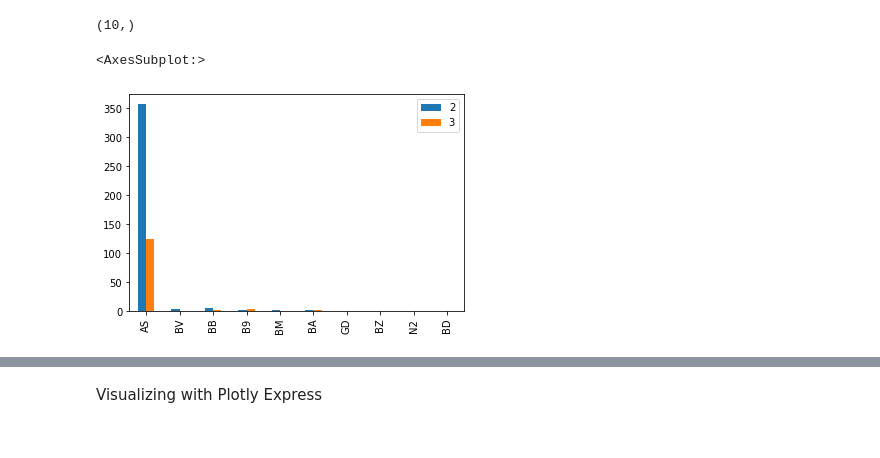
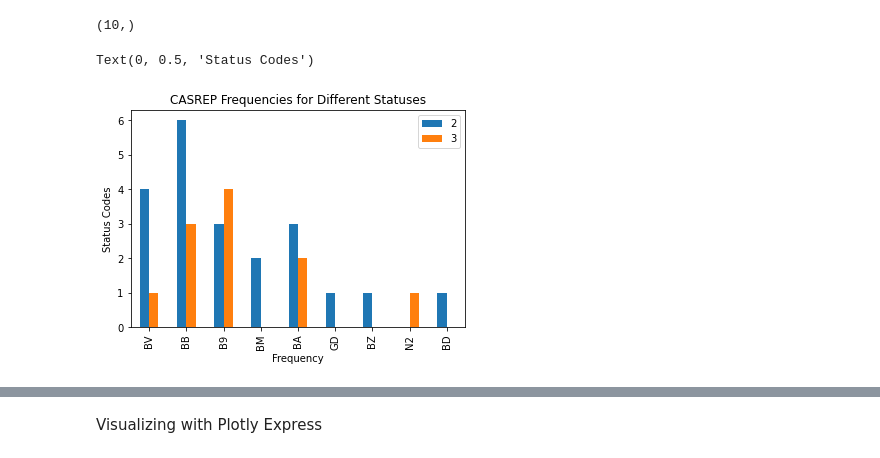
Before and after one commit to Snail2037/Proactive-Management-of-Material-Obsolescence, a Jupyter notebook: notebooks/ExcelData.ipynb, the cells around one changed output, grey strips where cells are left out. Drawn from its saved outputs; the diff is of its cells as text; code cells hidden in the pictures.

```diff
--- a/notebooks/ExcelData.ipynb
+++ b/notebooks/ExcelData.ipynb
@@ -41,38 +41,45 @@ df3 = df['CASREP_CATEGORY'][df['CASREP_CATEGORY'] == 3]
 
 (df2[df['STATUS'] == 'AS']).shape[0]
 
 df4 = pd.DataFrame(
     {
-        '2': [(df2[df['STATUS'] == 'AS']).shape[0],
+        '2': [
+              # (df2[df['STATUS'] == 'AS']).shape[0],
               (df2[df['STATUS'] == 'BV']).shape[0],
               (df2[df['STATUS'] == 'BB']).shape[0],
               (df2[df['STATUS'] == 'B9']).shape[0],
               (df2[df['STATUS'] == 'BM']).shape[0],
               (df2[df['STATUS'] == 'BA']).shape[0],
               (df2[df['STATUS'] == 'GD']).shape[0],
               (df2[df['STATUS'] == 'BZ']).shape[0],
               (df2[df['STATUS'] == 'N2']).shape[0],
               (df2[df['STATUS'] == 'BD']).shape[0]],
-        '3': [(df3[df['STATUS'] == 'AS']).shape[0],
+        '3': [
+              # (df3[df['STATUS'] == 'AS']).shape[0],
               (df3[df['STATUS'] == 'BV']).shape[0],
               (df3[df['STATUS'] == 'BB']).shape[0],
               (df3[df['STATUS'] == 'B9']).shape[0],
               (df3[df['STATUS'] == 'BM']).shape[0],
               (df3[df['STATUS'] == 'BA']).shape[0],
               (df3[df['STATUS'] == 'GD']).shape[0],
               (df3[df['STATUS'] == 'BZ']).shape[0],
               (df3[df['STATUS'] == 'N2']).shape[0],
               (df3[df['STATUS'] == 'BD']).shape[0]]
     },
-    index=df['STATUS'].drop_duplicates().values.tolist()
+    index=df['STATUS'].drop_duplicates().values.tolist()[1:]
 )
 
 df4.plot(kind="bar")
+plt.title("CASREP Frequencies for Different Statuses")
+plt.xlabel("Frequency")
+plt.ylabel("Status Codes")
+
+
 
 # df['CASREP_CATEGORY'].value_counts()
 # %% [output]
-<AxesSubplot:>
+Text(0, 0.5, 'Status Codes')
-[figure, old version]
+[figure, new version]
 # %%
 df.corr()
 # %% [output]
```
Also changed, not shown: 2 other files.
